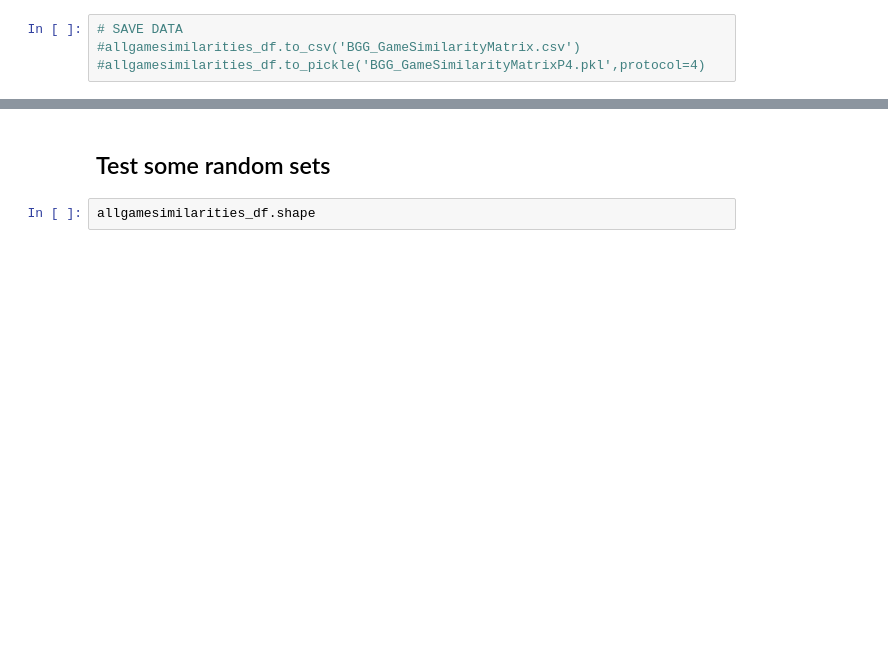
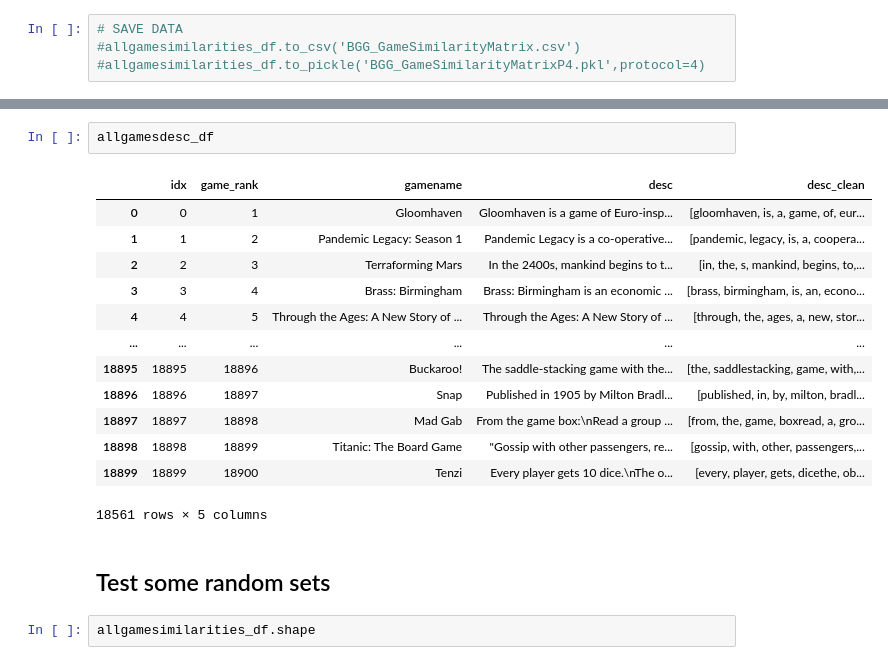
Before and after one commit to M055/insight-project, a Jupyter notebook: Boardgame_model.ipynb, the cells around one changed output, grey strips where cells are left out. Cells and saved outputs as stored; diff of their text form; blank space fills up the shorter version.

```diff
--- a/Boardgame_model.ipynb
+++ b/Boardgame_model.ipynb
@@ -176,3 +236,19 @@ finalgamelist_df = pd.DataFrame({'idx':allgamesdesc_df.index,'gamename':np.array
+# %%
+allgamesdesc_df
+# %% [output]
+|  | idx | game_rank | gamename | desc | desc_clean |
+| 0 | 0 | 1 | Gloomhaven | Gloomhaven is a game of Euro-insp... | [gloomhaven, is, a, game, of, eur... |
+| 1 | 1 | 2 | Pandemic Legacy: Season 1 | Pandemic Legacy is a co-operative... | [pandemic, legacy, is, a, coopera... |
+| 2 | 2 | 3 | Terraforming Mars | In the 2400s, mankind begins to t... | [in, the, s, mankind, begins, to,... |
+| 3 | 3 | 4 | Brass: Birmingham | Brass: Birmingham is an economic ... | [brass, birmingham, is, an, econo... |
+| 4 | 4 | 5 | Through the Ages: A New Story of ... | Through the Ages: A New Story of ... | [through, the, ages, a, new, stor... |
+| ... | ... | ... | ... | ... | ... |
+| 18895 | 18895 | 18896 | Buckaroo! | The saddle-stacking game with the... | [the, saddlestacking, game, with,... |
+| 18896 | 18896 | 18897 | Snap | Published in 1905 by Milton Bradl... | [published, in, by, milton, bradl... |
+| 18897 | 18897 | 18898 | Mad Gab | From the game box:\nRead a group ... | [from, the, game, boxread, a, gro... |
+| 18898 | 18898 | 18899 | Titanic: The Board Game | "Gossip with other passengers, re... | [gossip, with, other, passengers,... |
+| 18899 | 18899 | 18900 | Tenzi | Every player gets 10 dice.\nThe o... | [every, player, gets, dicethe, ob... |
+18561 rows × 5 columns
 # %% [markdown]
 ## Test some random sets
 # %%
```
Also changed, not shown: parts of 14 cells of this notebook, 11 other files.
